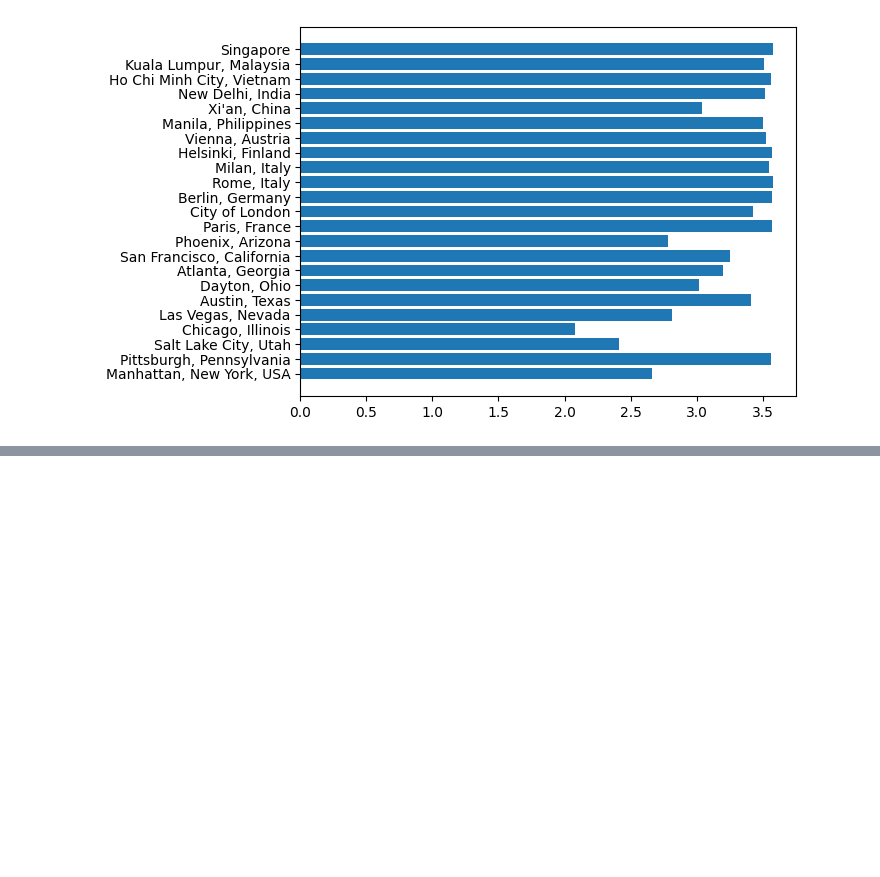
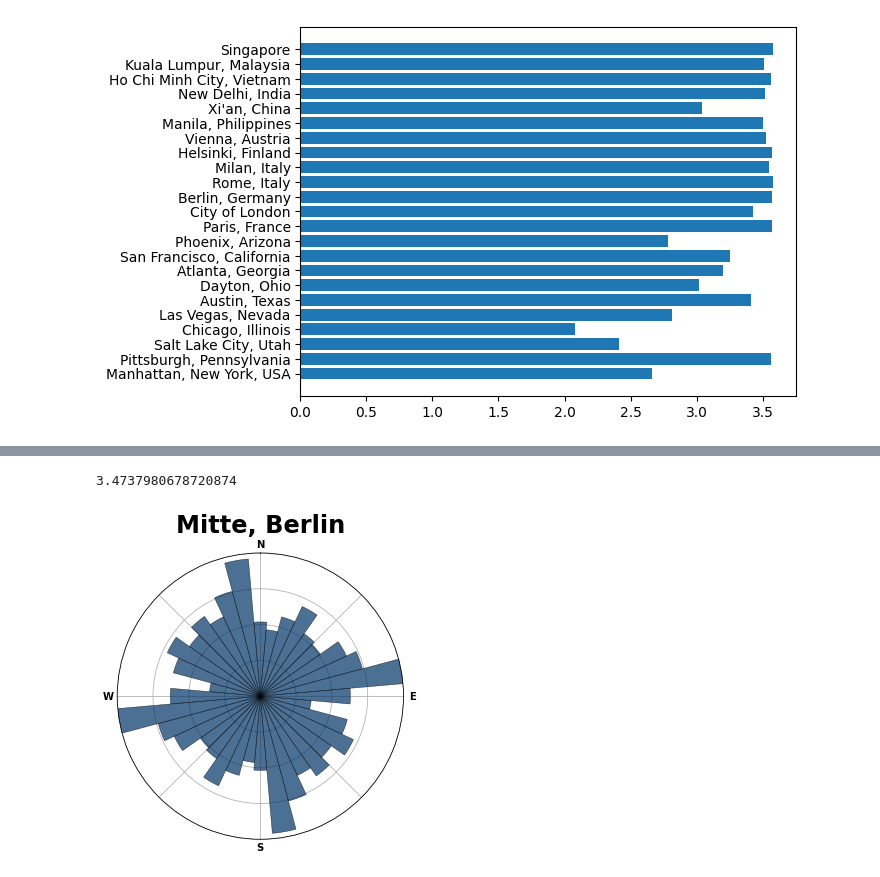
Before and after one commit to jzh001/medium, a Jupyter notebook: Road Bearings.ipynb, the cells around one changed output, grey strips where cells are left out. Cells and saved outputs as stored; diff of their text form; code cells hidden in the pictures; blank space fills up the shorter version.

```diff
--- a/Road Bearings.ipynb
+++ b/Road Bearings.ipynb
@@ -75,0 +91,5 @@ plt.barh(list(bearingEntropy.keys()), bearingEntropy.values())
+# %%
+getRoadBearings("Mitte, Berlin")
+# %% [output]
+3.4737980678720874
+[figure, added]
```
Also changed, not shown: parts of 9 cells of this notebook.
